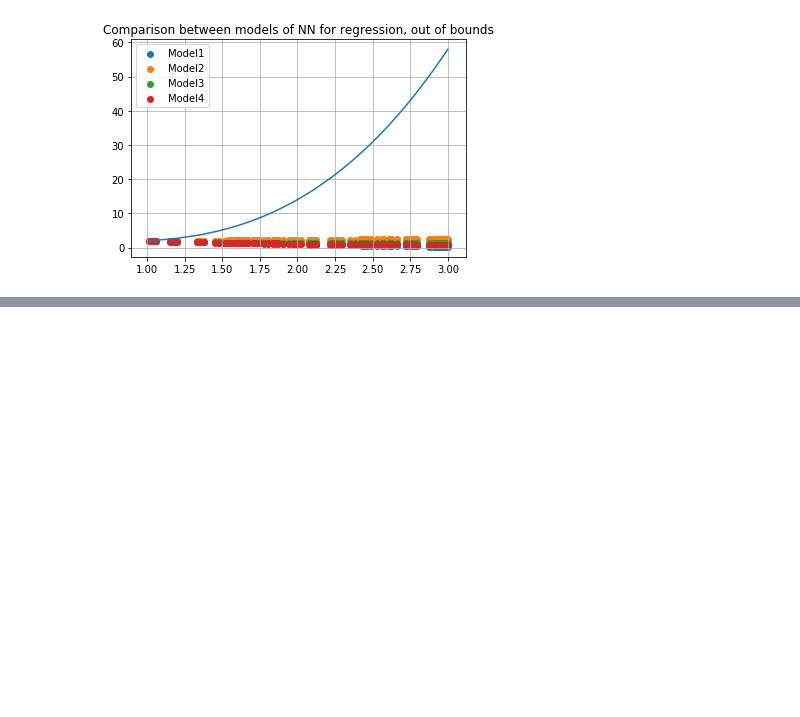
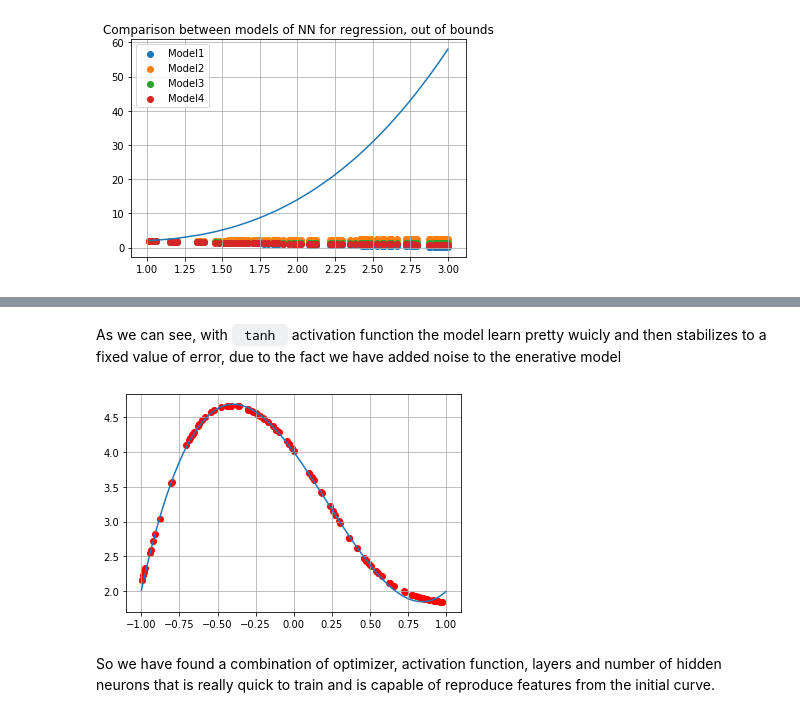
Before and after one commit to StefanoBarison/NSLaboratory, a Jupyter notebook: 11_Exercise/Exercise_11.ipynb, the cells around one changed output, grey strips where cells are left out. Cells and saved outputs as stored; diff of their text form; code cells hidden in the pictures; blank space fills up the shorter version.

```diff
--- a/11_Exercise/Exercise_11.ipynb
+++ b/11_Exercise/Exercise_11.ipynb
@@ -433,0 +522,13 @@ plt.show()
+# %% [markdown]
+As we can see, with <code> tanh </code> activation function the model learn pretty wuicly and then stabilizes to a fixed value of error, due to the fact we have added noise to the enerative model
+# %%
+x_predicted = np.random.uniform(-1, 1, 100)
+y_predicted = best_model.predict(x_predicted)
+plt.scatter(x_predicted, y_predicted,color='r')
+plt.plot(x_valid, y_target)
+plt.grid(True)
+plt.show()
+# %% [output]
+[figure, added]
+# %% [markdown]
+So we have found a combination of optimizer, activation function, layers and number of hidden neurons that is really quick to train and is capable of reproduce features from the initial curve.
```
Also changed, not shown: parts of 25 cells of this notebook.
